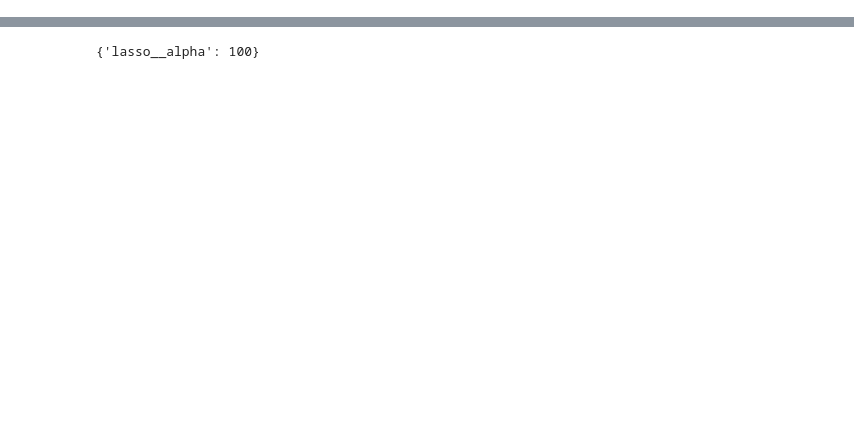
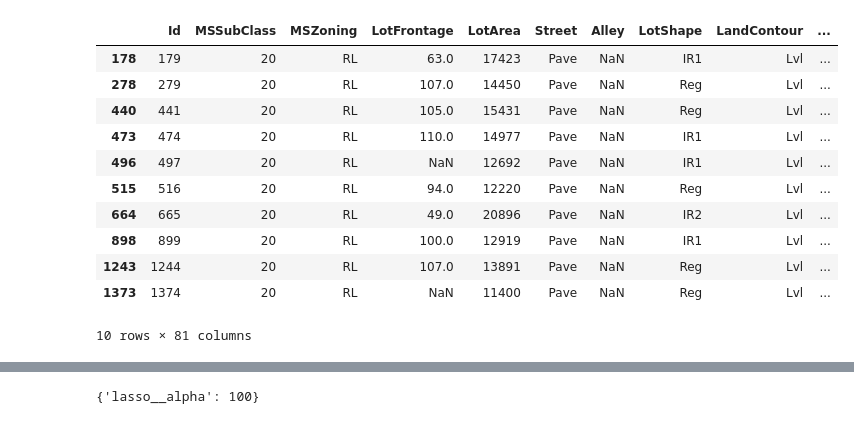
Before and after one commit to luigi-0/House-Prices, a Jupyter notebook: parameter_tuning/gbr_grid.ipynb, the cells around one changed output, grey strips where cells are left out. Cells and saved outputs as stored; diff of their text form; code cells hidden in the pictures; blank space fills up the shorter version.

```diff
--- a/parameter_tuning/gbr_grid.ipynb
+++ b/parameter_tuning/gbr_grid.ipynb
@@ -346,0 +470,15 @@ sns.barplot(house_source_data['BedroomAbvGr'], house_source_data['SalePrice'])
+# %%
+house_source_data.loc[(house_source_data['MSSubClass'] == 20) & (house_source_data['SalePrice'] > 400000)]
+# %% [output]
+|  | Id | MSSubClass | MSZoning | LotFrontage | LotArea | Street | Alley | LotShape | LandContour | ... |
+| 178 | 179 | 20 | RL | 63.0 | 17423 | Pave | NaN | IR1 | Lvl | ... |
+| 278 | 279 | 20 | RL | 107.0 | 14450 | Pave | NaN | Reg | Lvl | ... |
+| 440 | 441 | 20 | RL | 105.0 | 15431 | Pave | NaN | Reg | Lvl | ... |
+| 473 | 474 | 20 | RL | 110.0 | 14977 | Pave | NaN | IR1 | Lvl | ... |
+| 496 | 497 | 20 | RL | NaN | 12692 | Pave | NaN | IR1 | Lvl | ... |
+| 515 | 516 | 20 | RL | 94.0 | 12220 | Pave | NaN | Reg | Lvl | ... |
+| 664 | 665 | 20 | RL | 49.0 | 20896 | Pave | NaN | IR2 | Lvl | ... |
+| 898 | 899 | 20 | RL | 100.0 | 12919 | Pave | NaN | IR1 | Lvl | ... |
+| 1243 | 1244 | 20 | RL | 107.0 | 13891 | Pave | NaN | Reg | Lvl | ... |
+| 1373 | 1374 | 20 | RL | NaN | 11400 | Pave | NaN | Reg | Lvl | ... |
+10 rows × 81 columns
```
Also changed, not shown: parts of 28 cells of this notebook.
